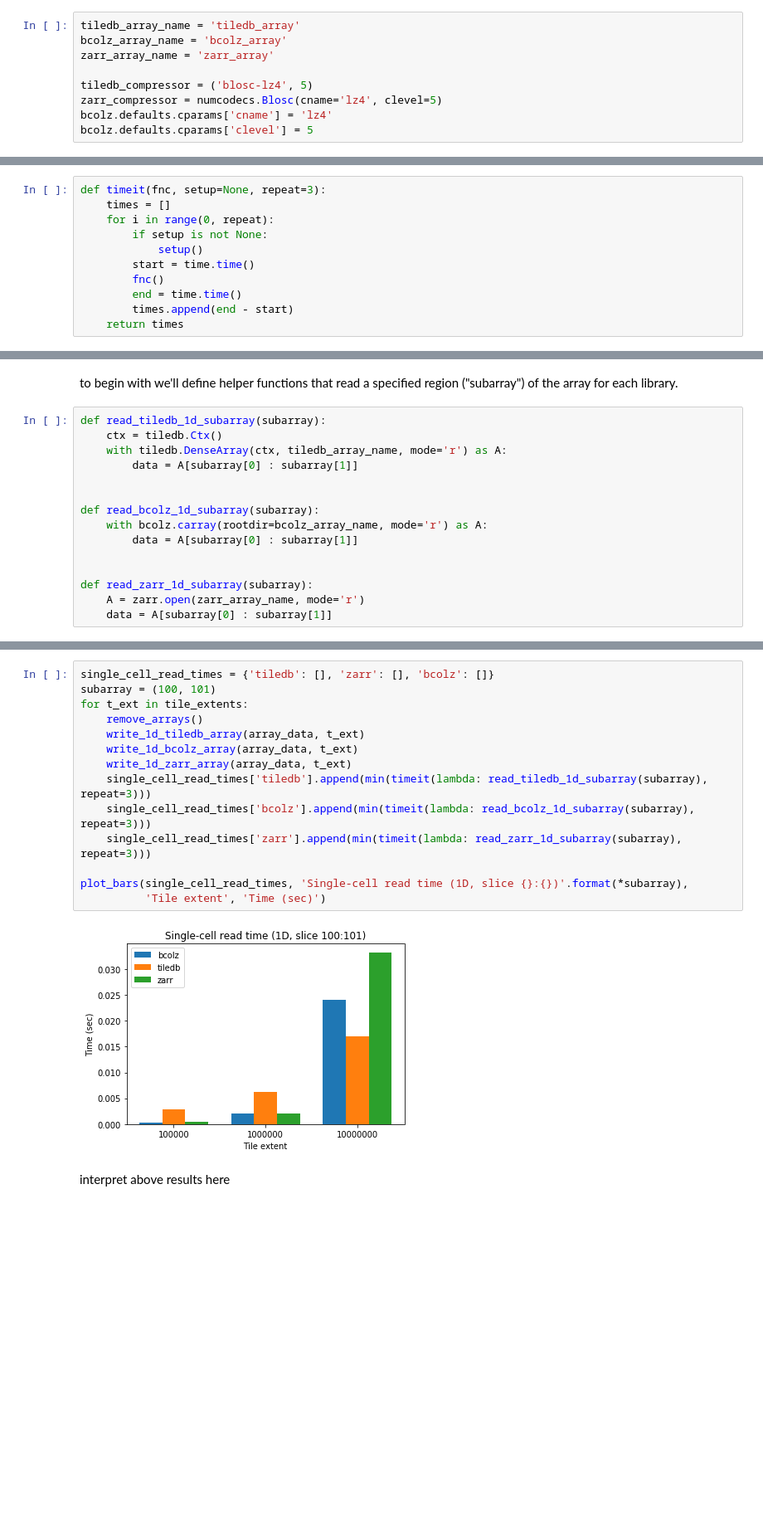
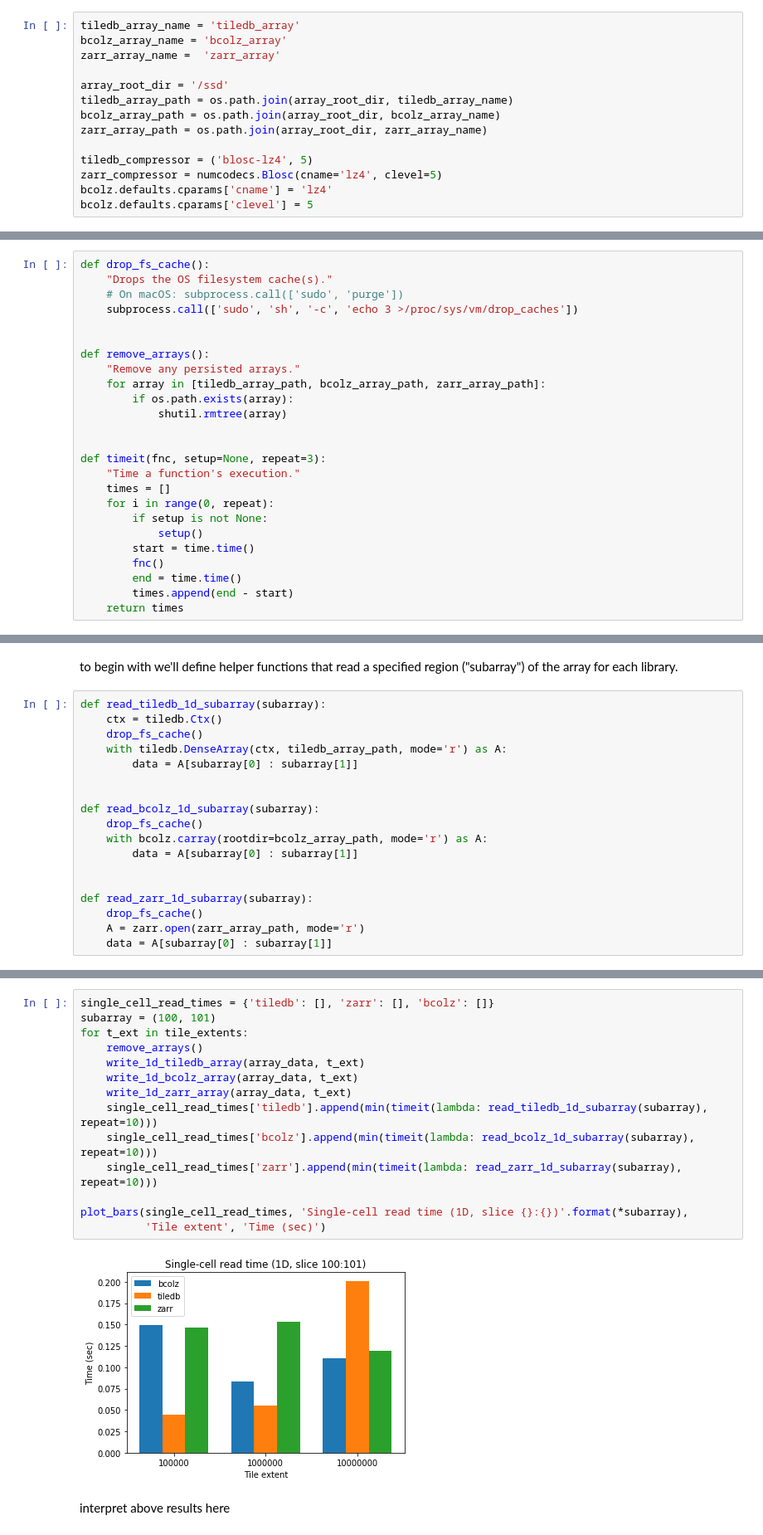
Before and after one commit to TileDB-Inc/archived-bcolz-zarr-benchmarks, a Jupyter notebook: bcolz-zarr/slicing-benchmarks.c5.4xlarge.ipynb, the cells around one changed output, grey strips where cells are left out. Shown: that part at 83% size. Cells and saved outputs as stored; diff of their text form; blank space fills up the shorter version.

```diff
--- a/bcolz-zarr/slicing-benchmarks.c5.4xlarge.ipynb
+++ b/bcolz-zarr/slicing-benchmarks.c5.4xlarge.ipynb
@@ -42,7 +46,12 @@ Next we choose names for the arrays that will be stored on disk and choose a com
 # %%
 tiledb_array_name = 'tiledb_array'
 bcolz_array_name = 'bcolz_array'
-zarr_array_name = 'zarr_array'
+zarr_array_name =  'zarr_array'
+
+array_root_dir = '/ssd'
+tiledb_array_path = os.path.join(array_root_dir, tiledb_array_name)
+bcolz_array_path = os.path.join(array_root_dir, bcolz_array_name)
+zarr_array_path = os.path.join(array_root_dir, zarr_array_name)
 
 tiledb_compressor = ('blosc-lz4', 5)
 zarr_compressor = numcodecs.Blosc(cname='lz4', clevel=5)
@@ -82,7 +93,21 @@ def remove_arrays():
 # %% [markdown]
 We'll also define a helper function to time a function call a number of times.
 # %%
+def drop_fs_cache():
+    "Drops the OS filesystem cache(s)."
+    # On macOS: subprocess.call(['sudo', 'purge'])
+    subprocess.call(['sudo', 'sh', '-c', 'echo 3 >/proc/sys/vm/drop_caches'])
+
+
+def remove_arrays():
+    "Remove any persisted arrays."
+    for array in [tiledb_array_path, bcolz_array_path, zarr_array_path]:
+        if os.path.exists(array):
+            shutil.rmtree(array)
+
+
 def timeit(fnc, setup=None, repeat=3):
+    "Time a function's execution."
     times = []
     for i in range(0, repeat):
         if setup is not None:
@@ -148,16 +173,19 @@ to begin with we'll define helper functions that read a specified region ("subar
 # %%
 def read_tiledb_1d_subarray(subarray):
     ctx = tiledb.Ctx()
-    with tiledb.DenseArray(ctx, tiledb_array_name, mode='r') as A:
+    drop_fs_cache()
+    with tiledb.DenseArray(ctx, tiledb_array_path, mode='r') as A:
         data = A[subarray[0] : subarray[1]]
 
 
 def read_bcolz_1d_subarray(subarray):
-    with bcolz.carray(rootdir=bcolz_array_name, mode='r') as A:
+    drop_fs_cache()
+    with bcolz.carray(rootdir=bcolz_array_path, mode='r') as A:
         data = A[subarray[0] : subarray[1]]
 
 
 def read_zarr_1d_subarray(subarray):
-    A = zarr.open(zarr_array_name, mode='r')
+    drop_fs_cache()
+    A = zarr.open(zarr_array_path, mode='r')
     data = A[subarray[0] : subarray[1]]
 # %% [markdown]
@@ -165,18 +193,18 @@ Next we'll time and plot the results.
 # %%
 single_cell_read_times = {'tiledb': [], 'zarr': [], 'bcolz': []}
 subarray = (100, 101)
 for t_ext in tile_extents:
     remove_arrays()
     write_1d_tiledb_array(array_data, t_ext)
     write_1d_bcolz_array(array_data, t_ext)
     write_1d_zarr_array(array_data, t_ext)
-    single_cell_read_times['tiledb'].append(min(timeit(lambda: read_tiledb_1d_subarray(subarray), repeat=3)))
-    single_cell_read_times['bcolz'].append(min(timeit(lambda: read_bcolz_1d_subarray(subarray), repeat=3)))
-    single_cell_read_times['zarr'].append(min(timeit(lambda: read_zarr_1d_subarray(subarray), repeat=3)))
+    single_cell_read_times['tiledb'].append(min(timeit(lambda: read_tiledb_1d_subarray(subarray), repeat=10)))
+    single_cell_read_times['bcolz'].append(min(timeit(lambda: read_bcolz_1d_subarray(subarray), repeat=10)))
+    single_cell_read_times['zarr'].append(min(timeit(lambda: read_zarr_1d_subarray(subarray), repeat=10)))
 
 plot_bars(single_cell_read_times, 'Single-cell read time (1D, slice {}:{})'.format(*subarray),
           'Tile extent', 'Time (sec)')
 # %% [output]
-[figure, old version]
+[figure, new version]
 # %% [markdown]
 interpret above results here
```
Also changed, not shown: parts of 20 cells of this notebook.
